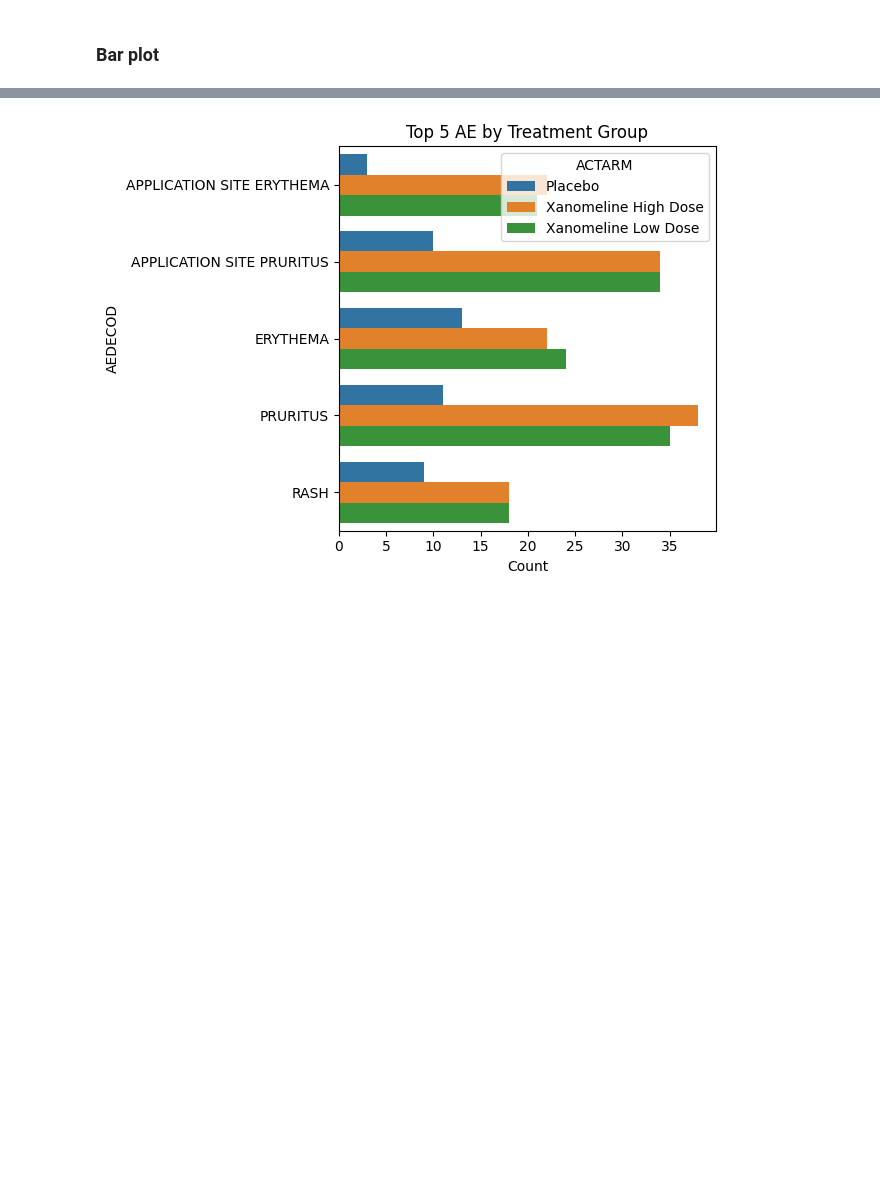
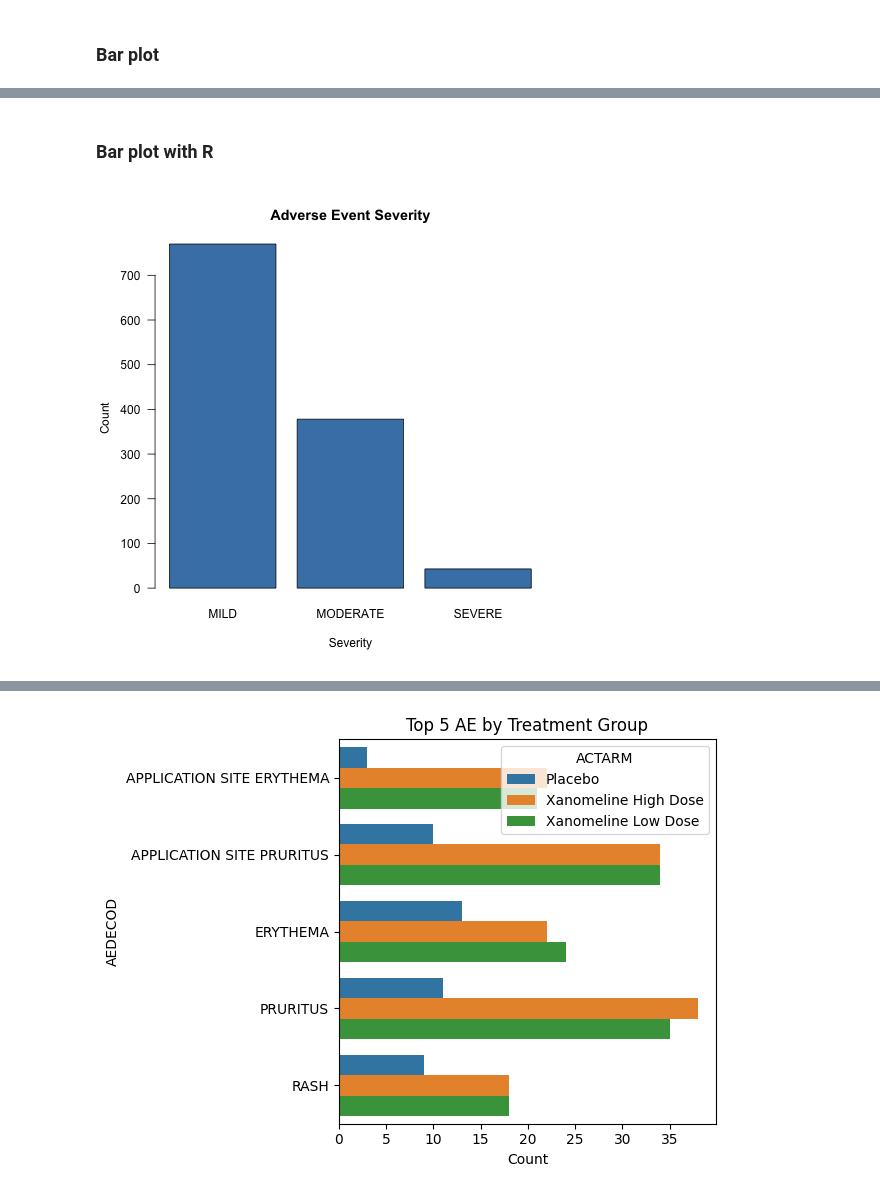
Before and after one commit to 91072puu/Clinical_Study_Project_R-Python, a Jupyter notebook: Jupyter_notebooks/01_AE_analysis.ipynb, the cells around one changed output, grey strips where cells are left out. Saved outputs shown, nothing was run; the diff lists cells and outputs as text; code cells hidden in the pictures; blank space fills up the shorter version.

```diff
--- a/Jupyter_notebooks/01_AE_analysis.ipynb
+++ b/Jupyter_notebooks/01_AE_analysis.ipynb
@@ -72 +61,3 @@ Matplotlib is building the font cache; this may take a moment.
 [figure]
+# %% [markdown]
+### Bar plot with R
@@ -72,0 +73,12 @@ Matplotlib is building the font cache; this may take a moment.
+# %%
+%%R
+ae_counts <- table(merged_ae$AESEV)
+
+barplot(ae_counts,
+        main = "Adverse Event Severity",
+        xlab = "Severity",
+        ylab = "Count",
+        col = "steelblue",
+       las = 1)
+# %% [output]
+[figure, added]
```
Also changed, not shown: parts of 6 cells of this notebook, 1 other file.
